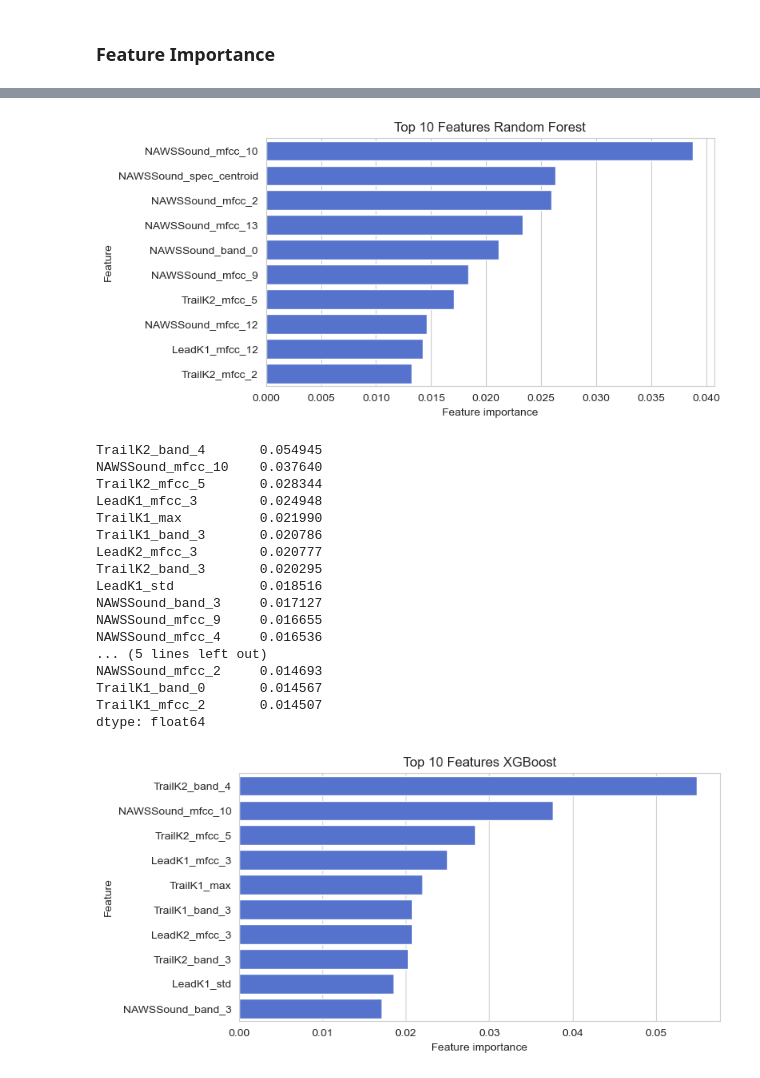
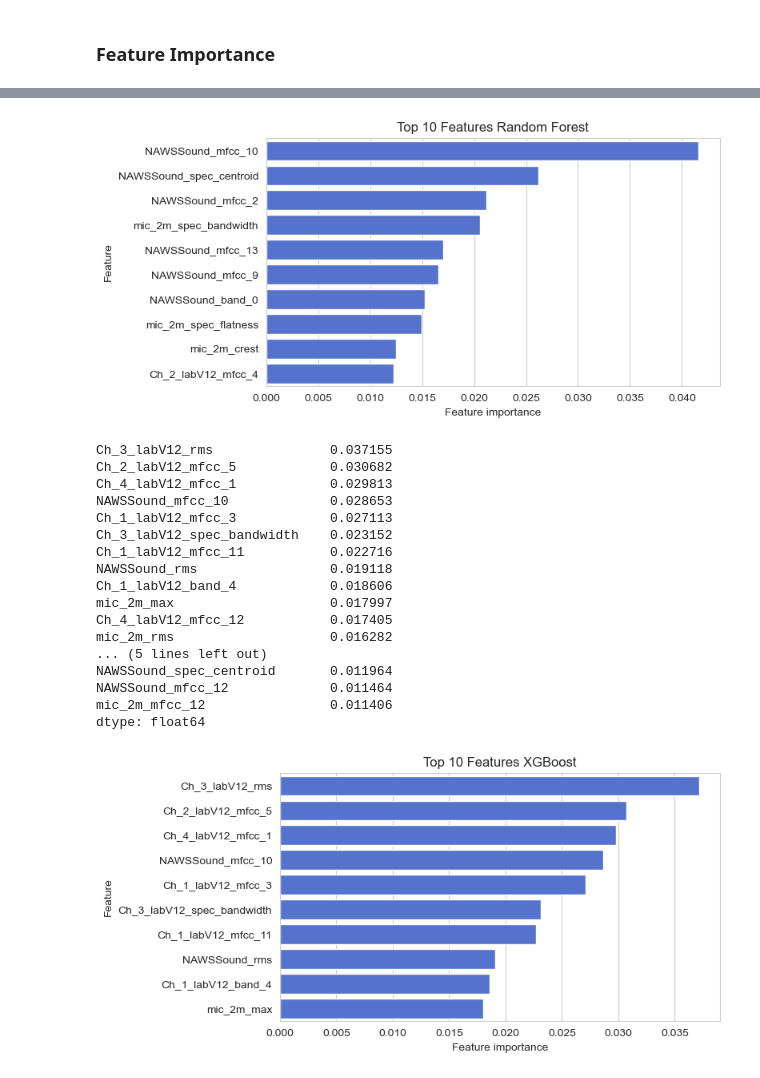
Before and after one commit to m-j-w-f/ROAR, a Jupyter notebook: src/roar/notenbooks/03train.ipynb, the cells around one changed output, grey strips where cells are left out. Saved outputs shown, nothing was run; the diff lists cells and outputs as text; code cells hidden in the pictures.

```diff
--- a/src/roar/notenbooks/03train.ipynb
+++ b/src/roar/notenbooks/03train.ipynb
@@ -665,13 +455,10 @@ yaw_CAN_Sig_8_: (1, 2750), attrs: <Attributes of HDF5 object at 1901419254528>
 df_clean = df.copy()
 
 naws_cols = [col for col in df_clean.columns if col.startswith("NAWSSound")]
-
-group_cols = ["road_type", "car_id", "tyre_id"]
+group_cols = ["track_ID", "vehicle", "tyre_ID"]
 
 for col in naws_cols:
-    df_clean[col] = df_clean.groupby(group_cols)[col].transform(
-        lambda g: g.fillna(g.mean())
-    )
+    df_clean[col] = df_clean.groupby(group_cols)[col].transform(lambda g: g.fillna(g.mean()))
 
 # If some groups have only NaN (rare), fill remaining with global mean
 if df_clean[naws_cols].isna().any().any():
@@ -723,20 +507,26 @@ Classes: ['150' '211']
 # %%
 # Explicitly exclude non-feature columns (safer than dtype selection alone)
-non_feature_cols = ["road_type", "car_id", "tyre_id", "filename", "filepath"]
-feature_cols = [c for c in df_clean.columns
-                if c not in non_feature_cols and df_clean[c].dtype == "float64"]
+non_feature_cols = ["track_ID", "vehicle", "tyre_ID", "file_stem", "file_path", "measure", "date"]
+feature_cols = [
+    c for c in df_clean.columns if c not in non_feature_cols and df_clean[c].dtype == "float64"
+]
 
 print("Number of features:", len(feature_cols))
 
 X = df_clean[feature_cols].to_numpy()
-y = df_clean["road_type"].to_numpy()
-groups = df_clean["car_id"].to_numpy()
+y = df_clean["track_ID"].to_numpy()
+groups = df_clean["vehicle"].to_numpy()
 
 # Encode string labels to integers for XGBoost
 le = LabelEncoder()
 y_enc = le.fit_transform(y)
 print("Classes:", le.classes_)
 
-# LOCO splitter
+# LOGO splitter
 logo = LeaveOneGroupOut()
+
+# Stratifed K-Fold for inner splits
+# WARNING: This will introduce data leakage!
+n_splits = 5
+skf = StratifiedKFold(n_splits=n_splits, shuffle=True, random_state=42)
 # %% [output]
@@ -1179,12 +961,7 @@ plt.savefig("f1score_comparison.png", dpi=300)
 # %% [markdown]
 ### Feature Importance
 # %%
-rf_final = RandomForestClassifier(
-    n_estimators=500,
-    max_depth=None,
-    n_jobs=-1,
-    random_state=42
-)
+rf_final = RandomForestClassifier(n_estimators=500, max_depth=None, n_jobs=-1, random_state=42)
 rf_final.fit(X, y)
 
 importances_rf = pd.Series(rf_final.feature_importances_, index=feature_cols)
@@ -1216,16 +993,16 @@ plt.figure(figsize=(8, 4))
 sns.barplot(
     x=top10_rf.values,
     y=top10_rf.index,
-    color="royalblue"  # single color, matches your palette
+    color="royalblue",  # single color, matches your palette
 )
 plt.xlabel("Feature importance")
 plt.ylabel("Feature")
 plt.title("Top 10 Features Random Forest")
 plt.tight_layout()
 # plt.show()
-plt.savefig("rf_top10_feature_importances.png", dpi=300)
+plt.savefig(ROOT_DIR / "plots" / "rf_top10_feature_importances.pdf", dpi=300)
 # %% [output]
-[figure, old version]
+[figure, new version]
 # %%
 xgb_final = XGBClassifier(
     n_estimators=400,
@@ -1236,11 +1013,11 @@ xgb_final = XGBClassifier(
     objective="binary:logistic",
     n_jobs=-1,
     eval_metric="logloss",
-    random_state=42
+    random_state=42,
 )
 xgb_final.fit(X, y_enc)
 
-xgb_feature_scores = xgb_final.get_booster().get_score(importance_type='gain')
+xgb_feature_scores = xgb_final.get_booster().get_score(importance_type="gain")
 
 # Convert to pandas Series
 importances_xgb = (
@@ -1252,39 +1029,39 @@ importances_xgb = (
 xgb_norm = importances_xgb / importances_xgb.sum()
 print(xgb_norm.head(20))
 # %% [output]
-TrailK2_band_4       0.054945
-NAWSSound_mfcc_10    0.037640
-TrailK2_mfcc_5       0.028344
-LeadK1_mfcc_3        0.024948
-TrailK1_max          0.021990
-TrailK1_band_3       0.020786
-LeadK2_mfcc_3        0.020777
-TrailK2_band_3       0.020295
-LeadK1_std           0.018516
-NAWSSound_band_3     0.017127
-NAWSSound_mfcc_9     0.016655
-NAWSSound_mfcc_4     0.016536
+Ch_3_labV12_rms               0.037155
+Ch_2_labV12_mfcc_5            0.030682
+Ch_4_labV12_mfcc_1            0.029813
+NAWSSound_mfcc_10             0.028653
+Ch_1_labV12_mfcc_3            0.027113
+Ch_3_labV12_spec_bandwidth    0.023152
+Ch_1_labV12_mfcc_11           0.022716
+NAWSSound_rms                 0.019118
+Ch_1_labV12_band_4            0.018606
+mic_2m_max                    0.017997
+Ch_4_labV12_mfcc_12           0.017405
+mic_2m_rms                    0.016282
 ... (5 lines left out)
-NAWSSound_mfcc_2     0.014693
-TrailK1_band_0       0.014567
-TrailK1_mfcc_2       0.014507
+NAWSSound_spec_centroid       0.011964
+NAWSSound_mfcc_12             0.011464
+mic_2m_mfcc_12                0.011406
 dtype: float64
 # %%
 top10_xgb = xgb_norm.sort_values(ascending=False).head(10)
 
 sns.set_style("whitegrid")
 
 plt.figure(figsize=(8, 4))
 sns.barplot(
     x=top10_xgb.values,
     y=top10_xgb.index,
-    color="royalblue"  # single color, matches your palette
+    color="royalblue",  # single color, matches your palette
 )
 plt.xlabel("Feature importance")
 plt.ylabel("Feature")
 plt.title("Top 10 Features XGBoost")
 plt.tight_layout()
 # plt.show()
-plt.savefig("xgb_top10_feature_importances.png", dpi=300)
+plt.savefig(ROOT_DIR / "plots" / "xgb_top10_feature_importances.pdf", dpi=300)
 # %% [output]
-[figure, old version]
+[figure, new version]
```
Also changed, not shown: parts of 29 cells of this notebook, 10 other files.
